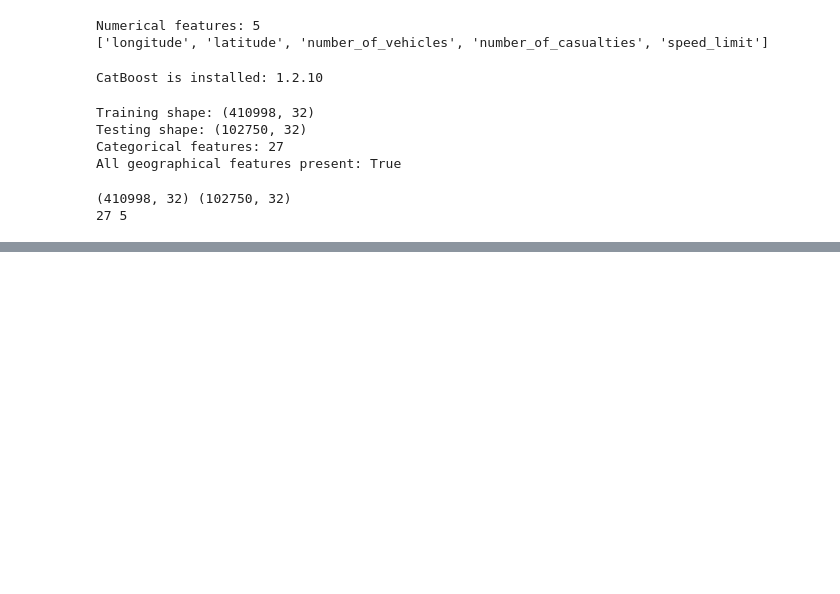
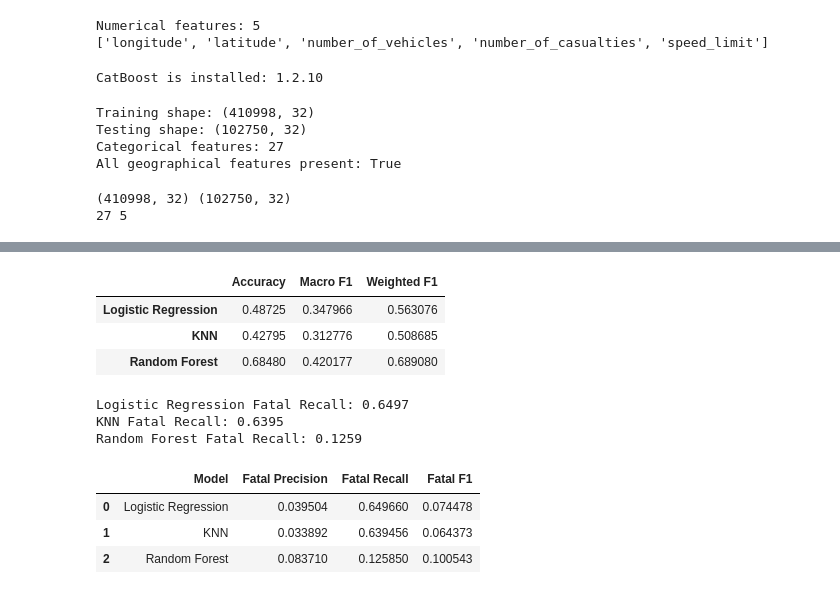
Before and after one commit to vinay123-create/ROAD_AI, a Jupyter notebook: ROAD.ipynb, the cells around one changed output, grey strips where cells are left out. Drawn from its saved outputs; the diff is of its cells as text; code cells hidden in the pictures; blank space fills up the shorter version.

```diff
--- a/ROAD.ipynb
+++ b/ROAD.ipynb
@@ -2681,0 +3395,61 @@ print(len(cat_cols), len(num_cols))
+# %%
+validation_df = pd.DataFrame(validation_results).T
+
+display(validation_df)
+# %% [output]
+|  | Accuracy | Macro F1 | Weighted F1 |
+| Logistic Regression | 0.48725 | 0.347966 | 0.563076 |
+| KNN | 0.42795 | 0.312776 | 0.508685 |
+| Random Forest | 0.68480 | 0.420177 | 0.689080 |
+# %%
+for name, model in final_models.items():
+
+    predictions = model.predict(X_val)
+
+    report = classification_report(
+        y_val,
+        predictions,
+        labels=[1, 2, 3],
+        output_dict=True,
+        zero_division=0
+    )
+
+    print(
+        name,
+        "Fatal Recall:",
+        round(report["1"]["recall"], 4)
+    )
+# %% [output]
+Logistic Regression Fatal Recall: 0.6497
+KNN Fatal Recall: 0.6395
+Random Forest Fatal Recall: 0.1259
+# %%
+fatal_comparison = []
+
+for name, model in final_models.items():
+
+    predictions = model.predict(X_val)
+
+    report = classification_report(
+        y_val,
+        predictions,
+        labels=[1, 2, 3],
+        output_dict=True,
+        zero_division=0
+    )
+
+    fatal_comparison.append({
+        "Model": name,
+        "Fatal Precision": report["1"]["precision"],
+        "Fatal Recall": report["1"]["recall"],
+        "Fatal F1": report["1"]["f1-score"]
+    })
+
+fatal_df = pd.DataFrame(fatal_comparison)
+
+display(fatal_df)
+# %% [output]
+|  | Model | Fatal Precision | Fatal Recall | Fatal F1 |
+| 0 | Logistic Regression | 0.039504 | 0.649660 | 0.074478 |
+| 1 | KNN | 0.033892 | 0.639456 | 0.064373 |
+| 2 | Random Forest | 0.083710 | 0.125850 | 0.100543 |
```
Also changed, not shown: parts of 43 cells of this notebook.
